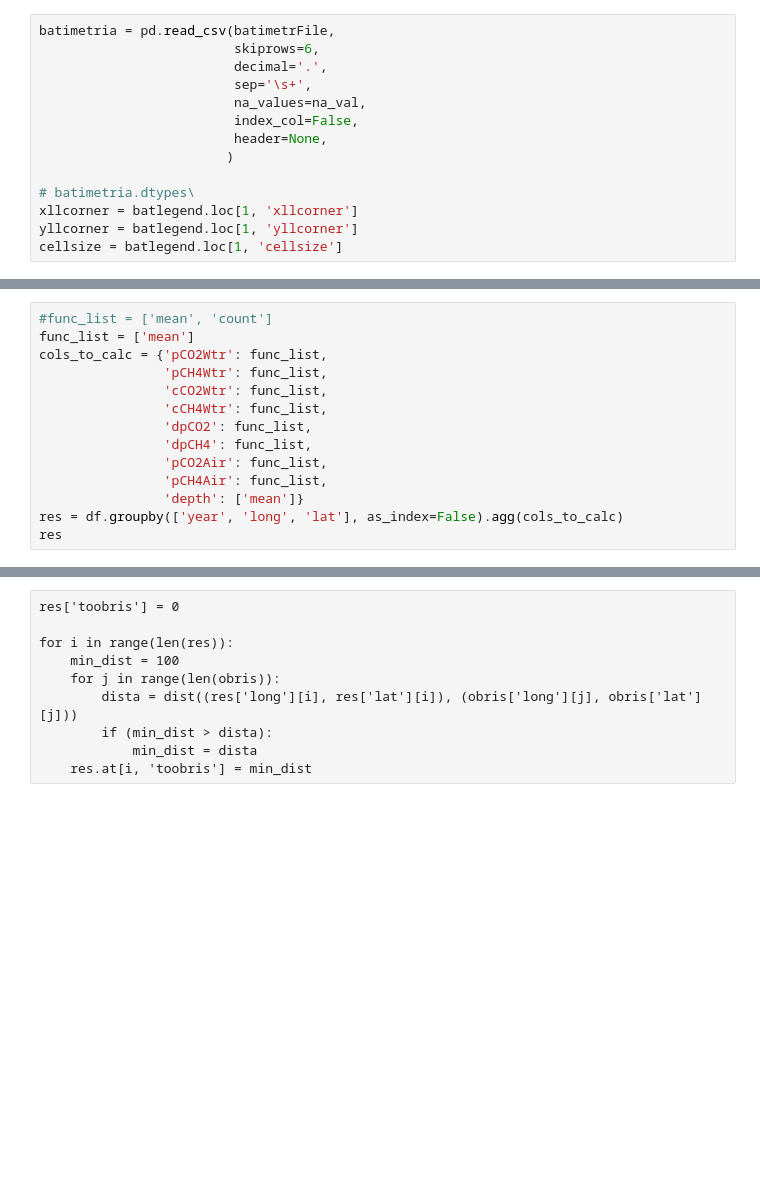
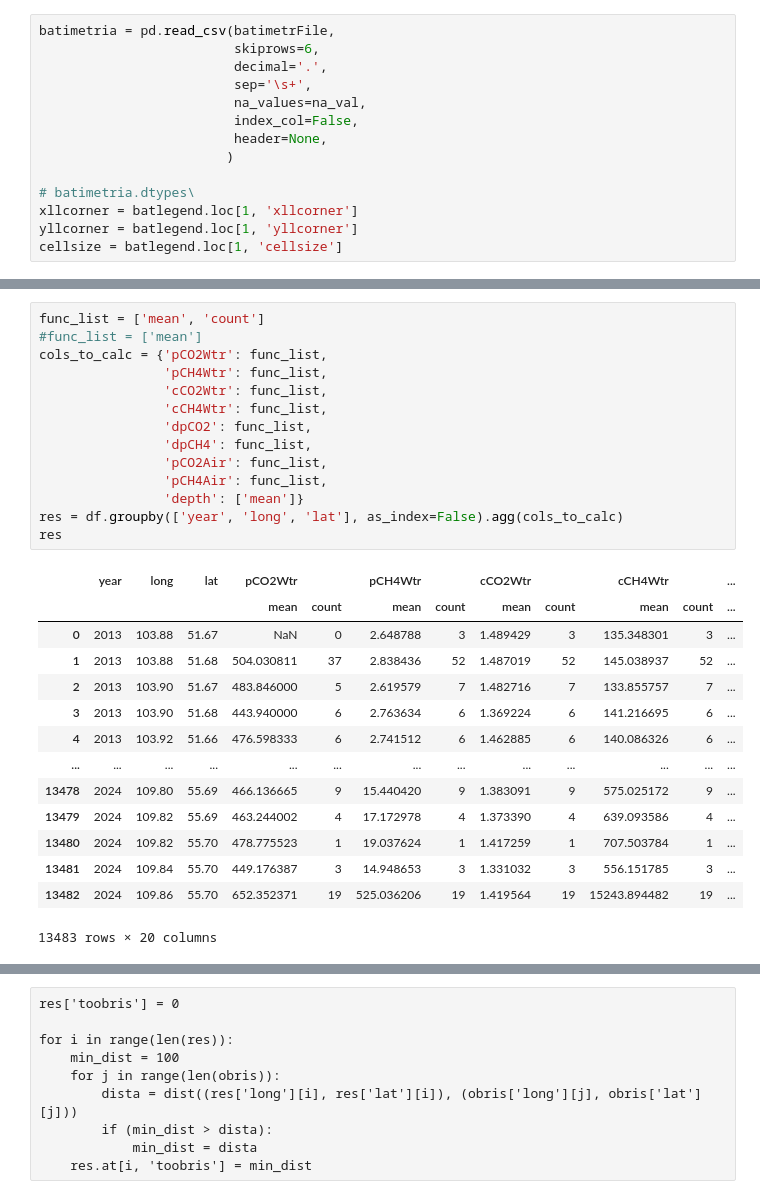
Before and after one commit to pestunov/BaikalDataHandler, a Jupyter notebook: AllSea.ipynb, the cells around one changed output, grey strips where cells are left out. Drawn from its saved outputs; the diff is of its cells as text; blank space fills up the shorter version.

```diff
--- a/AllSea.ipynb
+++ b/AllSea.ipynb
@@ -160,17 +370,32 @@ df['year'] = df['DateTime'].dt.year
 # %%
-#func_list = ['mean', 'count']
-func_list = ['mean']
+func_list = ['mean', 'count']
+#func_list = ['mean']
 cols_to_calc = {'pCO2Wtr': func_list,
                 'pCH4Wtr': func_list,
                 'cCO2Wtr': func_list,
                 'cCH4Wtr': func_list,
                 'dpCO2': func_list,
                 'dpCH4': func_list,
                 'pCO2Air': func_list,
                 'pCH4Air': func_list,
                 'depth': ['mean']}
 res = df.groupby(['year', 'long', 'lat'], as_index=False).agg(cols_to_calc)
 res
+# %% [output]
+|  | year | long | lat | pCO2Wtr |  | pCH4Wtr |  | cCO2Wtr |  | cCH4Wtr |  | ... |
+|  |  |  |  | mean | count | mean | count | mean | count | mean | count | ... |
+| 0 | 2013 | 103.88 | 51.67 | NaN | 0 | 2.648788 | 3 | 1.489429 | 3 | 135.348301 | 3 | ... |
+| 1 | 2013 | 103.88 | 51.68 | 504.030811 | 37 | 2.838436 | 52 | 1.487019 | 52 | 145.038937 | 52 | ... |
+| 2 | 2013 | 103.90 | 51.67 | 483.846000 | 5 | 2.619579 | 7 | 1.482716 | 7 | 133.855757 | 7 | ... |
+| 3 | 2013 | 103.90 | 51.68 | 443.940000 | 6 | 2.763634 | 6 | 1.369224 | 6 | 141.216695 | 6 | ... |
+| 4 | 2013 | 103.92 | 51.66 | 476.598333 | 6 | 2.741512 | 6 | 1.462885 | 6 | 140.086326 | 6 | ... |
+| ... | ... | ... | ... | ... | ... | ... | ... | ... | ... | ... | ... | ... |
+| 13478 | 2024 | 109.80 | 55.69 | 466.136665 | 9 | 15.440420 | 9 | 1.383091 | 9 | 575.025172 | 9 | ... |
+| 13479 | 2024 | 109.82 | 55.69 | 463.244002 | 4 | 17.172978 | 4 | 1.373390 | 4 | 639.093586 | 4 | ... |
+| 13480 | 2024 | 109.82 | 55.70 | 478.775523 | 1 | 19.037624 | 1 | 1.417259 | 1 | 707.503784 | 1 | ... |
+| 13481 | 2024 | 109.84 | 55.70 | 449.176387 | 3 | 14.948653 | 3 | 1.331032 | 3 | 556.151785 | 3 | ... |
+| 13482 | 2024 | 109.86 | 55.70 | 652.352371 | 19 | 525.036206 | 19 | 1.419564 | 19 | 15243.894482 | 19 | ... |
+13483 rows × 20 columns
 # %%
 for yr in range(2013, 2026):
     t = res.loc[res['year'] == yr].shape
```
Also changed, not shown: parts of 25 cells of this notebook.
